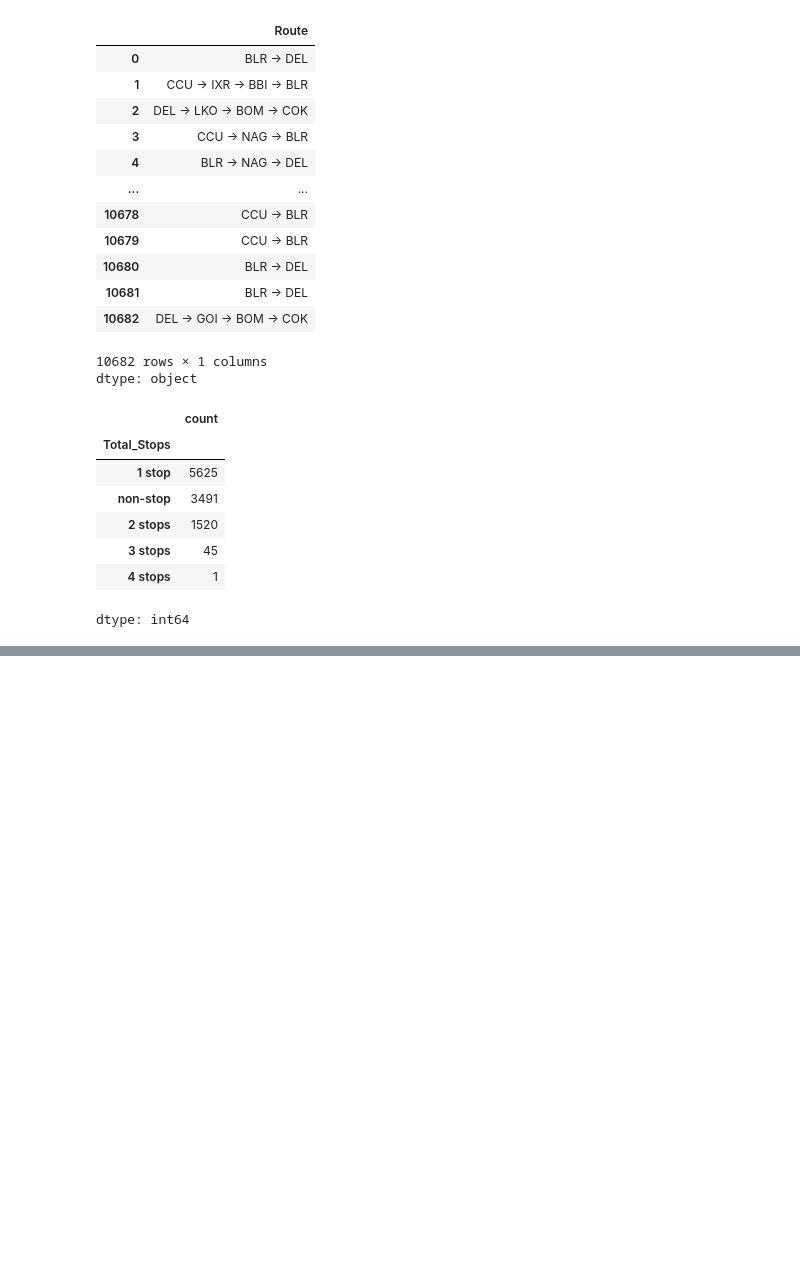
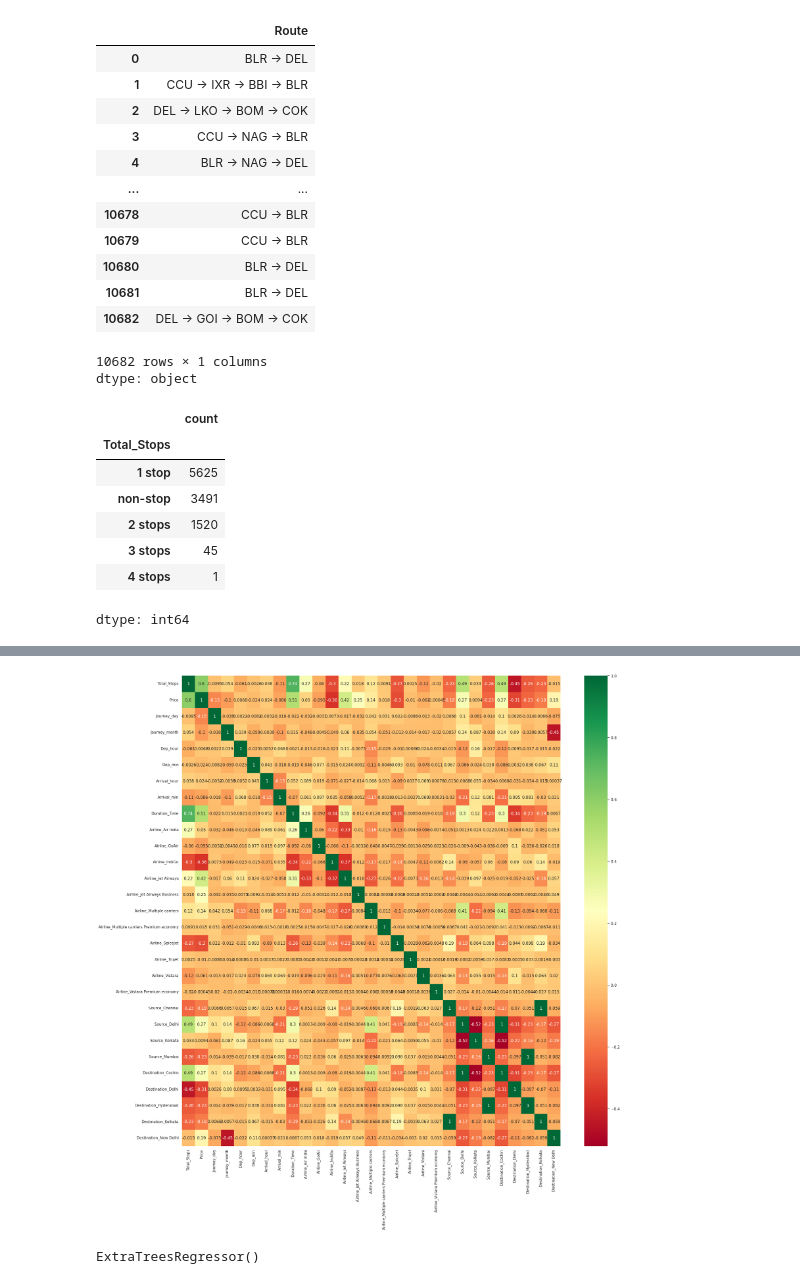
Before and after one commit to Sivaramjallu001/Random-Forest-based-Flight-Fare-Prediction-Model, a Jupyter notebook: Flight_Fare_Prediction.ipynb, the cells around one changed output, grey strips where cells are left out. Saved outputs shown, nothing was run; the diff lists cells and outputs as text; code cells hidden in the pictures; blank space fills up the shorter version.

```diff
--- a/Flight_Fare_Prediction.ipynb
+++ b/Flight_Fare_Prediction.ipynb
@@ -296,3 +296,5 @@ train_data.head()
 | 2 | Jet Airways | Delhi | Cochin | 2 | 13882 | 9 | 6 | 9 | 25 | ... |
 | 3 | IndiGo | Kolkata | Banglore | 1 | 6218 | 12 | 5 | 18 | 5 | ... |
 | 4 | IndiGo | Banglore | New Delhi | 1 | 13302 | 1 | 3 | 16 | 50 | ... |
+# %%
+data_train.drop(["Airline", "Source", "Destination"], axis = 1, inplace = True)
@@ -298,0 +510,15 @@ train_data.head()
+# %%
+plt.figure(figsize = (25,25))
+sns.heatmap(data_train.corr(), annot = True, cmap = "RdYlGn")
+
+plt.show()
+# %% [output]
+[figure, added]
+# %%
+# Important feature using ExtraTreesRegressor
+
+from sklearn.ensemble import ExtraTreesRegressor
+selection = ExtraTreesRegressor()
+selection.fit(X, y)
+# %% [output]
+ExtraTreesRegressor()
```
Also changed, not shown: parts of 32 cells of this notebook.
